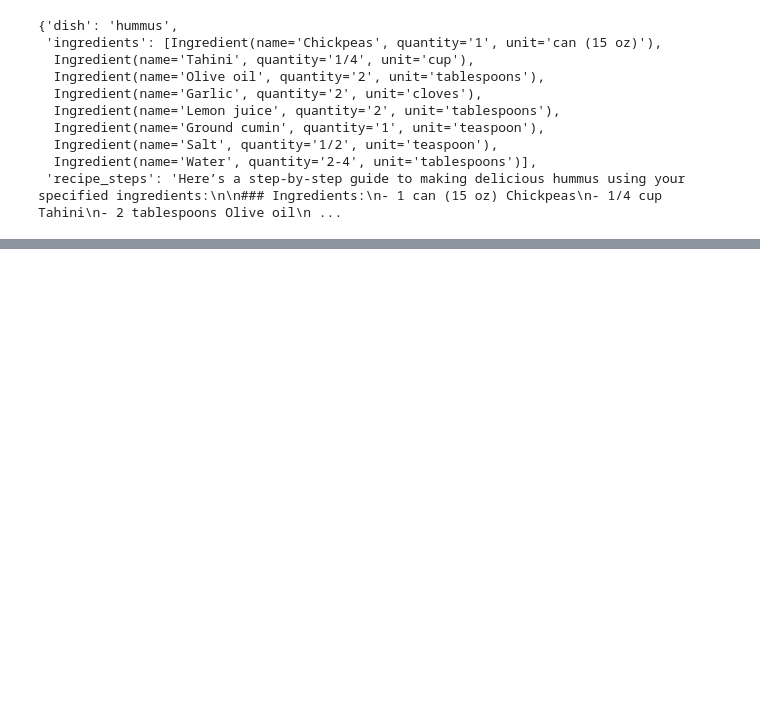
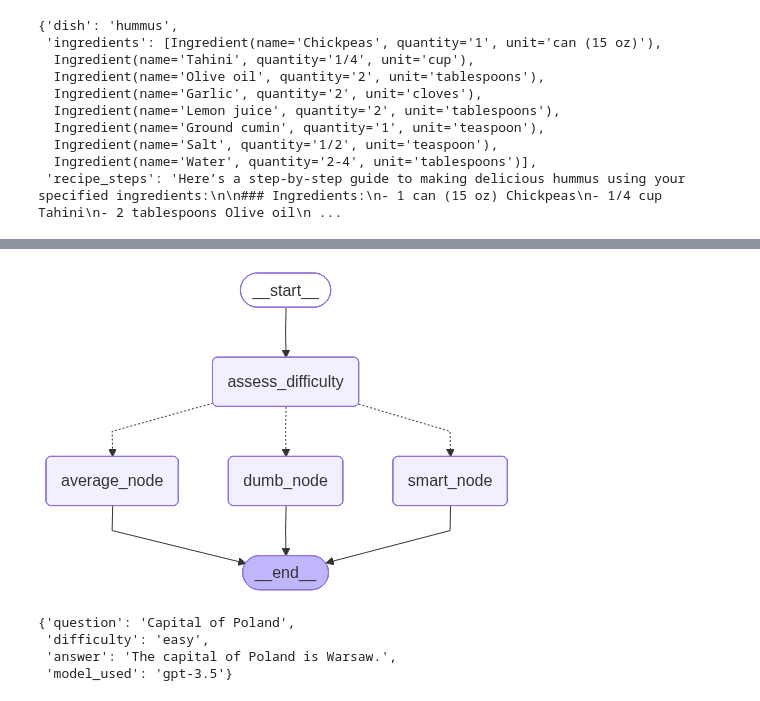
Before and after one commit to lukasdeveloperacc/Study, a Jupyter notebook: agents/nomadcoder/WORKFLOW-ARCHITECTURES/main.ipynb, the cells around one changed output, grey strips where cells are left out. Cells and saved outputs as stored; diff of their text form; code cells hidden in the pictures; blank space fills up the shorter version.

```diff
--- a/agents/nomadcoder/WORKFLOW-ARCHITECTURES/main.ipynb
+++ b/agents/nomadcoder/WORKFLOW-ARCHITECTURES/main.ipynb
@@ -83,0 +95,20 @@ graph.invoke({"dish": "hummus"})
+# %%
+from typing_extensions import TypedDict, Literal
+from langgraph.graph import StateGraph, START, END
+from langchain.chat_models import init_chat_model
+from pydantic import BaseModel
+
+llm = init_chat_model("openai:gpt-4o-mini")
+
+dumb_llm = init_chat_model("openai:gpt-3.5-turbo")
+average_llm = init_chat_model("openai:gpt-4o")
+smart_llm = init_chat_model("openai:gpt-5-2025-06-10")
+
+class State(TypedDict):
+    question: str
+    difficulty: str
+    answer: str
+    model_used: str
+
+class DifficultyResponse(BaseModel):
+    difficulty: Literal["easy", "medium", "hard"]
@@ -83,0 +156,26 @@ graph.invoke({"dish": "hummus"})
+# %%
+graph_builder = StateGraph(State)
+
+graph_builder.add_node(dumb_node.__name__, dumb_node)
+graph_builder.add_node(average_node.__name__, average_node)
+graph_builder.add_node(smart_node.__name__, smart_node)
+# destinations로 노드들이 실제 연결되어있지 않아도 가시성을 위해 사용할 수 있다.
+graph_builder.add_node(assess_difficulty.__name__, assess_difficulty, destinations=(dumb_node.__name__, average_node.__name__, smart_node.__name__))
+
+
+graph_builder.add_edge(START, assess_difficulty.__name__)
+graph_builder.add_edge(dumb_node.__name__, END)
+graph_builder.add_edge(average_node.__name__, END)
+graph_builder.add_edge(smart_node.__name__, END)
+
+graph = graph_builder.compile()
+graph
+# %% [output]
+[figure, added]
+# %%
+graph.invoke({"question": "Capital of Poland"})
+# %% [output]
+{'question': 'Capital of Poland',
+ 'difficulty': 'easy',
+ 'answer': 'The capital of Poland is Warsaw.',
+ 'model_used': 'gpt-3.5'}
```
Also changed, not shown: parts of 3 cells of this notebook.
